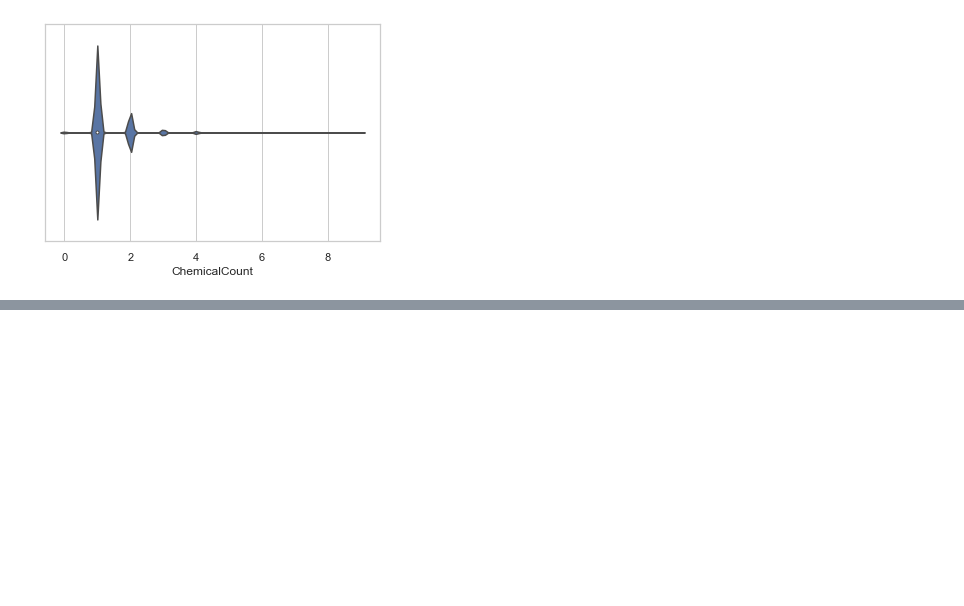
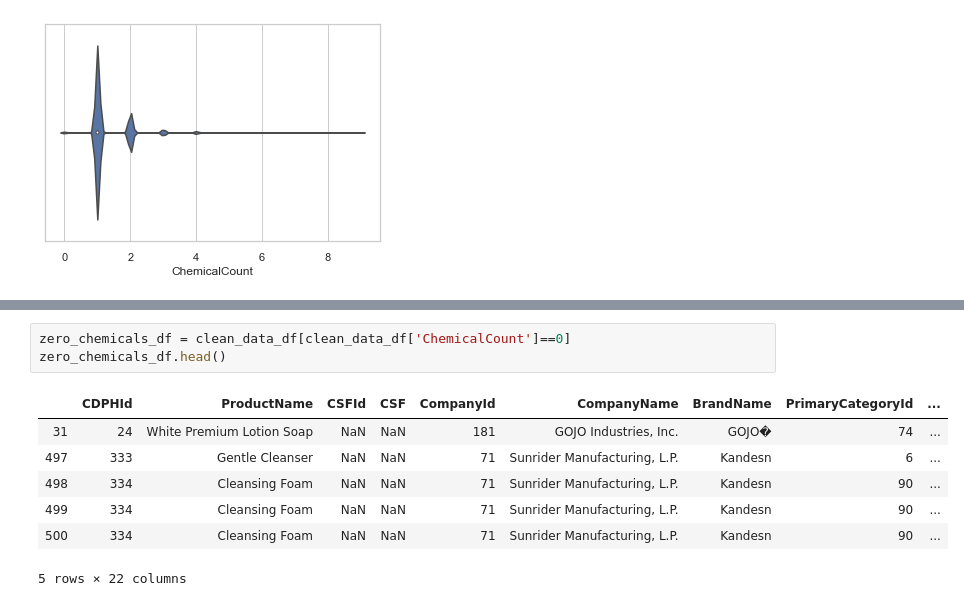
Before and after one commit to chelseanbr/Whats-In-My-Makeup-Bag, a Jupyter notebook: neat_eda.ipynb, the cells around one changed output, grey strips where cells are left out. Saved outputs shown, nothing was run; the diff lists cells and outputs as text; blank space fills up the shorter version.

```diff
--- a/neat_eda.ipynb
+++ b/neat_eda.ipynb
@@ -171,0 +203,11 @@ ax = sns.violinplot(x=clean_data_df['ChemicalCount'])
+# %%
+zero_chemicals_df = clean_data_df[clean_data_df['ChemicalCount']==0]
+zero_chemicals_df.head()
+# %% [output]
+|  | CDPHId | ProductName | CSFId | CSF | CompanyId | CompanyName | BrandName | PrimaryCategoryId | ... |
+| 31 | 24 | White Premium Lotion Soap | NaN | NaN | 181 | GOJO Industries, Inc. | GOJO� | 74 | ... |
+| 497 | 333 | Gentle Cleanser | NaN | NaN | 71 | Sunrider Manufacturing, L.P. | Kandesn | 6 | ... |
+| 498 | 334 | Cleansing Foam | NaN | NaN | 71 | Sunrider Manufacturing, L.P. | Kandesn | 90 | ... |
+| 499 | 334 | Cleansing Foam | NaN | NaN | 71 | Sunrider Manufacturing, L.P. | Kandesn | 90 | ... |
+| 500 | 334 | Cleansing Foam | NaN | NaN | 71 | Sunrider Manufacturing, L.P. | Kandesn | 90 | ... |
+5 rows × 22 columns
```
Also changed, not shown: parts of 18 cells of this notebook.
